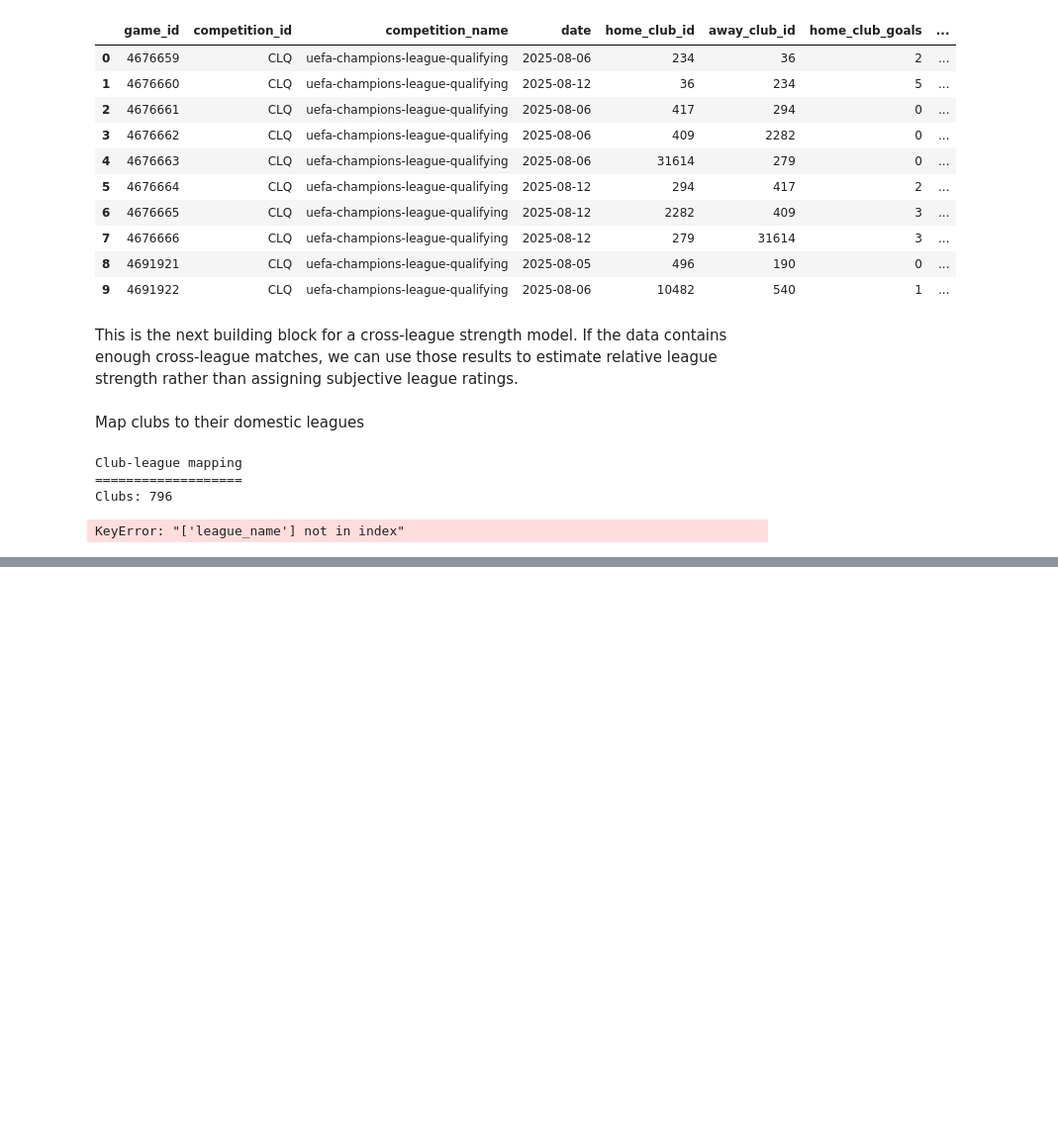
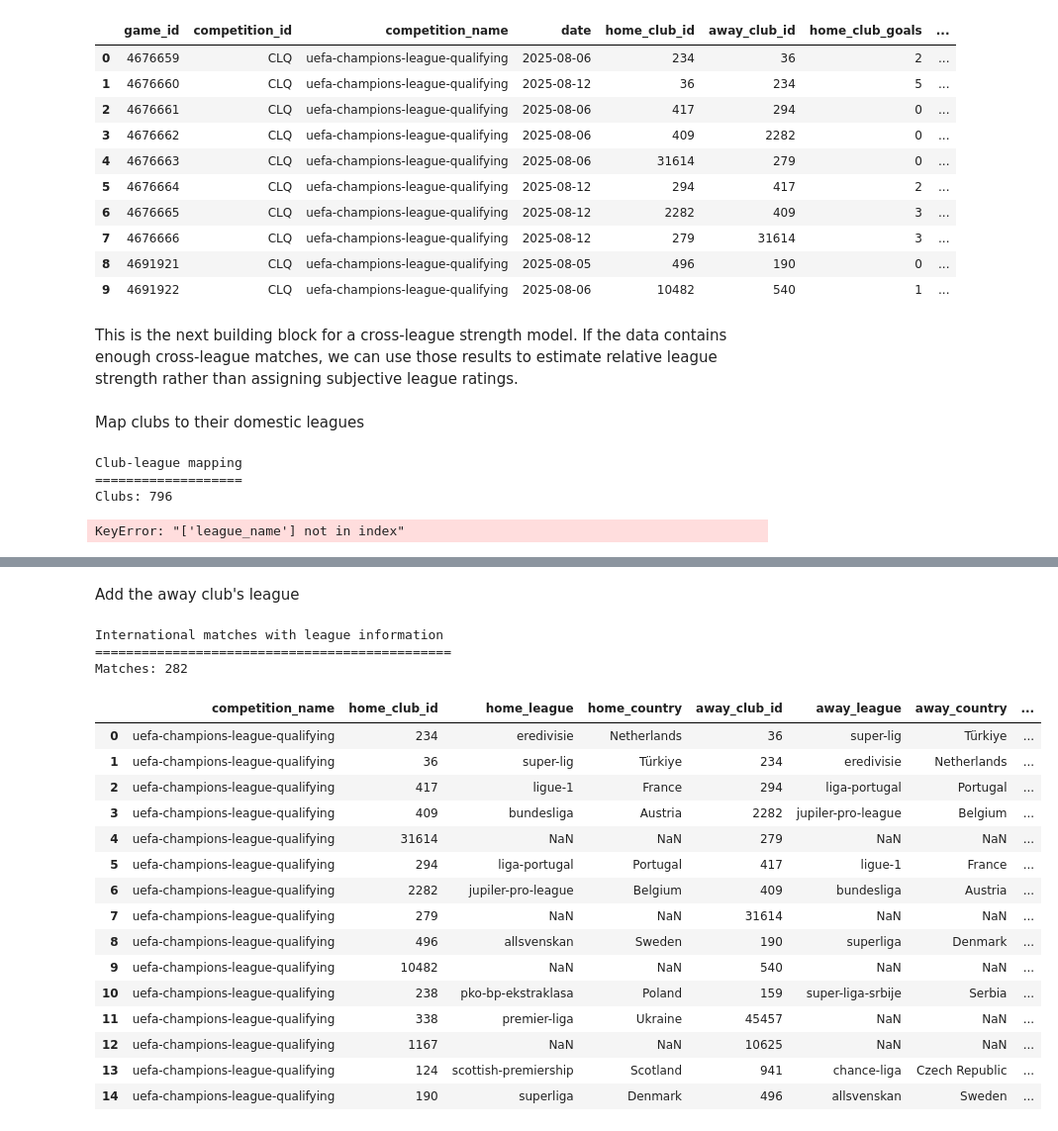
Before and after one commit to SirTEdgar/T_Compares, a Jupyter notebook: FootAnalytics.ipynb, the cells around one changed output, grey strips where cells are left out. Shown at 99% size. Saved outputs shown, nothing was run; the diff lists cells and outputs as text; code cells hidden in the pictures; blank space fills up the shorter version.

```diff
--- a/FootAnalytics.ipynb
+++ b/FootAnalytics.ipynb
@@ -3147,0 +3349,68 @@ KeyError: "['league_name'] not in index"
+# %% [markdown]
+Add the away club's league
+# %%
+international_games_with_leagues = international_home.merge(
+    club_leagues[
+        [
+            "club_id",
+            "domestic_competition_id",
+            "league_name",
+            "league_country"
+        ]
+    ],
+    left_on="away_club_id",
+    right_on="club_id",
+    how="left"
+)
+
+international_games_with_leagues = international_games_with_leagues.rename(
+    columns={
+        "domestic_competition_id": "away_league_id",
+        "league_name": "away_league",
+        "league_country": "away_country"
+    }
+)
+
+international_games_with_leagues = international_games_with_leagues.drop(
+    columns=["club_id"]
+)
+
+print("International matches with league information")
+print("==============================================")
+print("Matches:", len(international_games_with_leagues))
+
+display(
+    international_games_with_leagues[
+        [
+            "competition_name",
+            "home_club_id",
+            "home_league",
+            "home_country",
+            "away_club_id",
+            "away_league",
+            "away_country",
+            "home_club_goals",
+            "away_club_goals"
+        ]
+    ].head(15)
+)
+# %% [output]
+International matches with league information
+==============================================
+Matches: 282
+|  | competition_name | home_club_id | home_league | home_country | away_club_id | away_league | away_country | ... |
+| 0 | uefa-champions-league-qualifying | 234 | eredivisie | Netherlands | 36 | super-lig | Türkiye | ... |
+| 1 | uefa-champions-league-qualifying | 36 | super-lig | Türkiye | 234 | eredivisie | Netherlands | ... |
+| 2 | uefa-champions-league-qualifying | 417 | ligue-1 | France | 294 | liga-portugal | Portugal | ... |
+| 3 | uefa-champions-league-qualifying | 409 | bundesliga | Austria | 2282 | jupiler-pro-league | Belgium | ... |
+| 4 | uefa-champions-league-qualifying | 31614 | NaN | NaN | 279 | NaN | NaN | ... |
+| 5 | uefa-champions-league-qualifying | 294 | liga-portugal | Portugal | 417 | ligue-1 | France | ... |
+| 6 | uefa-champions-league-qualifying | 2282 | jupiler-pro-league | Belgium | 409 | bundesliga | Austria | ... |
+| 7 | uefa-champions-league-qualifying | 279 | NaN | NaN | 31614 | NaN | NaN | ... |
+| 8 | uefa-champions-league-qualifying | 496 | allsvenskan | Sweden | 190 | superliga | Denmark | ... |
+| 9 | uefa-champions-league-qualifying | 10482 | NaN | NaN | 540 | NaN | NaN | ... |
+| 10 | uefa-champions-league-qualifying | 238 | pko-bp-ekstraklasa | Poland | 159 | super-liga-srbije | Serbia | ... |
+| 11 | uefa-champions-league-qualifying | 338 | premier-liga | Ukraine | 45457 | NaN | NaN | ... |
+| 12 | uefa-champions-league-qualifying | 1167 | NaN | NaN | 10625 | NaN | NaN | ... |
+| 13 | uefa-champions-league-qualifying | 124 | scottish-premiership | Scotland | 941 | chance-liga | Czech Republic | ... |
+| 14 | uefa-champions-league-qualifying | 190 | superliga | Denmark | 496 | allsvenskan | Sweden | ... |
```
Also changed, not shown: parts of 93 cells of this notebook.
